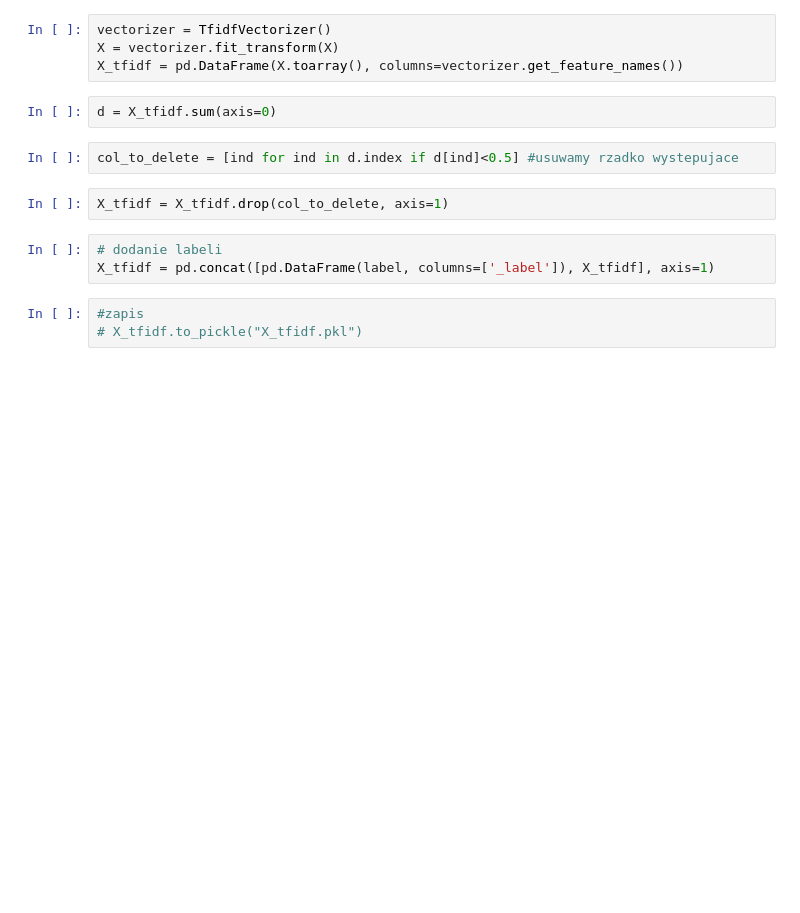
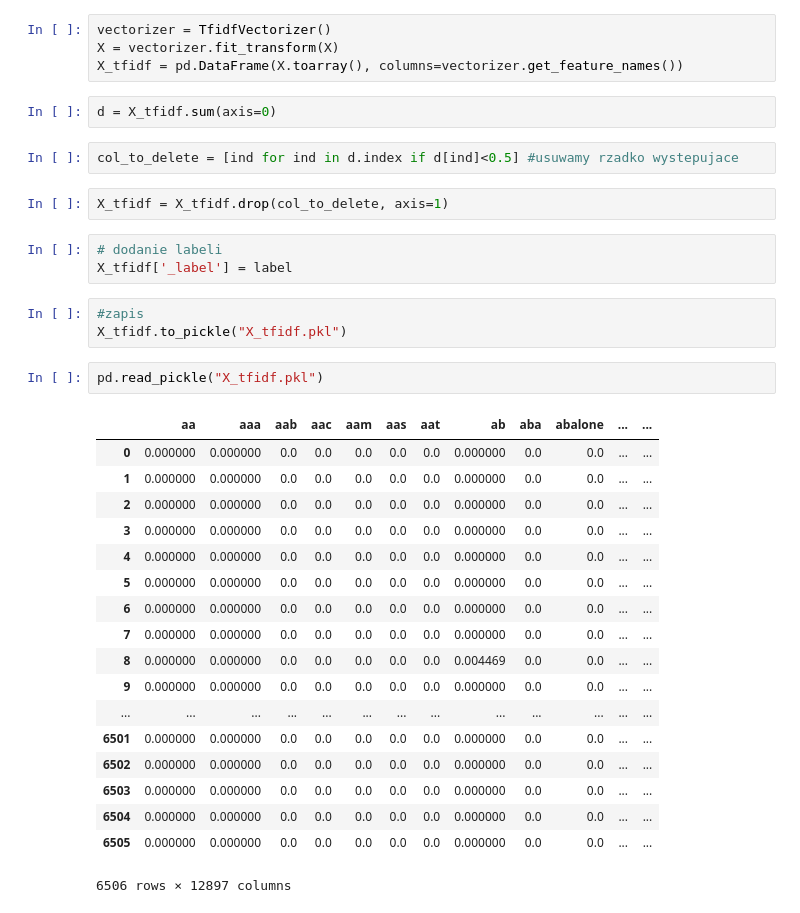
Before and after one commit to sewerynkarolina/language_detector, a Jupyter notebook: Python/TfidfVectorizer.ipynb, the cells around one changed output. Cells and saved outputs as stored; diff of their text form; blank space fills up the shorter version.

Commit message:
poprawne labelki

```diff
--- a/Python/TfidfVectorizer.ipynb
+++ b/Python/TfidfVectorizer.ipynb
@@ -77,7 +77,28 @@ col_to_delete = [ind for ind in d.index if d[ind]<0.5] #usuwamy rzadko wystepuja
 X_tfidf = X_tfidf.drop(col_to_delete, axis=1)
 # %%
 # dodanie labeli
-X_tfidf = pd.concat([pd.DataFrame(label, columns=['_label']), X_tfidf], axis=1)
+X_tfidf['_label'] = label
 # %%
 #zapis
-# X_tfidf.to_pickle("X_tfidf.pkl")
+X_tfidf.to_pickle("X_tfidf.pkl")
+# %%
+pd.read_pickle("X_tfidf.pkl")
+# %% [output]
+|  | aa | aaa | aab | aac | aam | aas | aat | ab | aba | abalone | ... | ... |
+| 0 | 0.000000 | 0.000000 | 0.0 | 0.0 | 0.0 | 0.0 | 0.0 | 0.000000 | 0.0 | 0.0 | ... | ... |
+| 1 | 0.000000 | 0.000000 | 0.0 | 0.0 | 0.0 | 0.0 | 0.0 | 0.000000 | 0.0 | 0.0 | ... | ... |
+| 2 | 0.000000 | 0.000000 | 0.0 | 0.0 | 0.0 | 0.0 | 0.0 | 0.000000 | 0.0 | 0.0 | ... | ... |
+| 3 | 0.000000 | 0.000000 | 0.0 | 0.0 | 0.0 | 0.0 | 0.0 | 0.000000 | 0.0 | 0.0 | ... | ... |
+| 4 | 0.000000 | 0.000000 | 0.0 | 0.0 | 0.0 | 0.0 | 0.0 | 0.000000 | 0.0 | 0.0 | ... | ... |
+| 5 | 0.000000 | 0.000000 | 0.0 | 0.0 | 0.0 | 0.0 | 0.0 | 0.000000 | 0.0 | 0.0 | ... | ... |
+| 6 | 0.000000 | 0.000000 | 0.0 | 0.0 | 0.0 | 0.0 | 0.0 | 0.000000 | 0.0 | 0.0 | ... | ... |
+| 7 | 0.000000 | 0.000000 | 0.0 | 0.0 | 0.0 | 0.0 | 0.0 | 0.000000 | 0.0 | 0.0 | ... | ... |
+| 8 | 0.000000 | 0.000000 | 0.0 | 0.0 | 0.0 | 0.0 | 0.0 | 0.004469 | 0.0 | 0.0 | ... | ... |
+| 9 | 0.000000 | 0.000000 | 0.0 | 0.0 | 0.0 | 0.0 | 0.0 | 0.000000 | 0.0 | 0.0 | ... | ... |
+| ... | ... | ... | ... | ... | ... | ... | ... | ... | ... | ... | ... | ... |
+| 6501 | 0.000000 | 0.000000 | 0.0 | 0.0 | 0.0 | 0.0 | 0.0 | 0.000000 | 0.0 | 0.0 | ... | ... |
+| 6502 | 0.000000 | 0.000000 | 0.0 | 0.0 | 0.0 | 0.0 | 0.0 | 0.000000 | 0.0 | 0.0 | ... | ... |
+| 6503 | 0.000000 | 0.000000 | 0.0 | 0.0 | 0.0 | 0.0 | 0.0 | 0.000000 | 0.0 | 0.0 | ... | ... |
+| 6504 | 0.000000 | 0.000000 | 0.0 | 0.0 | 0.0 | 0.0 | 0.0 | 0.000000 | 0.0 | 0.0 | ... | ... |
+| 6505 | 0.000000 | 0.000000 | 0.0 | 0.0 | 0.0 | 0.0 | 0.0 | 0.000000 | 0.0 | 0.0 | ... | ... |
+6506 rows × 12897 columns
```
Also changed, not shown: parts of 1 cell of this notebook, 1 other file.
